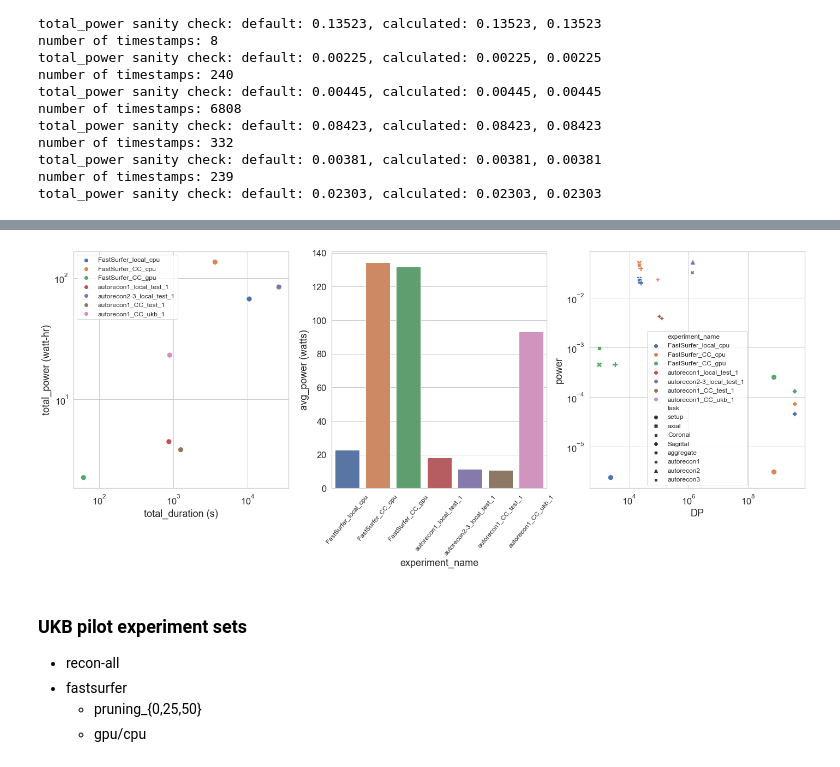
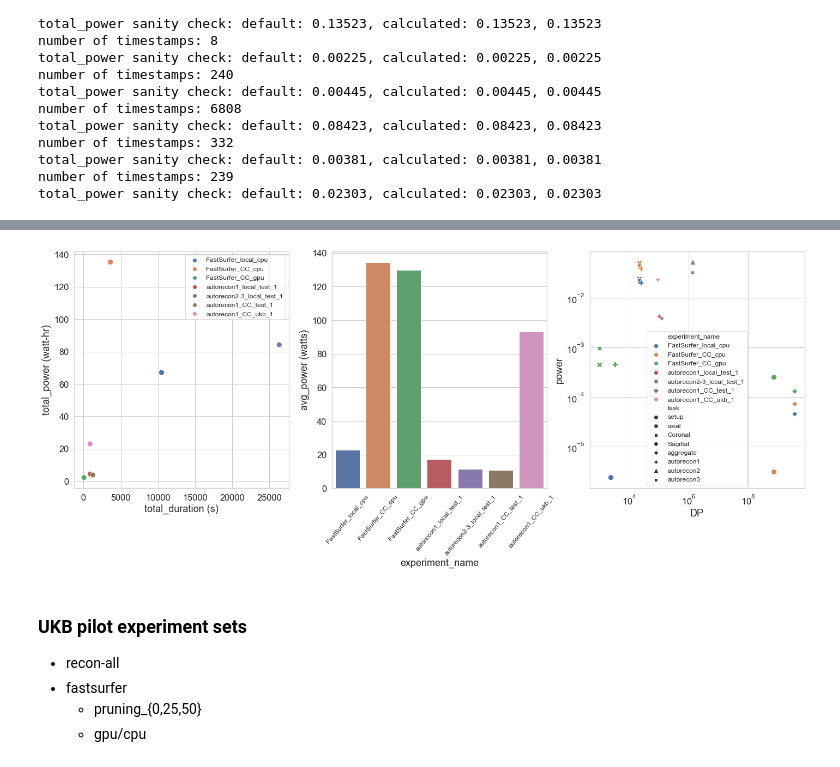
Before and after one commit to neurodatascience/watts_up_compute, a Jupyter notebook: notebooks/10_impact_tracker_dashboard.ipynb, the cells around one changed output, grey strips where cells are left out. Drawn from its saved outputs; the diff is of its cells as text; code cells hidden in the pictures.

```diff
--- a/notebooks/10_impact_tracker_dashboard.ipynb
+++ b/notebooks/10_impact_tracker_dashboard.ipynb
@@ -83,28 +107,28 @@ total_power sanity check: default: 0.02303, calculated: 0.02303, 0.02303
 # %%
 plot_df = tracker_summary_df_concat.copy()
-plot_df['total_duration (s)'] = plot_df['total_duration'] * 3600
+plot_df['total_duration (s)'] = plot_df['total_duration_impact_tracker'] * 3600
 plot_df['total_power (watt-hr)'] = plot_df['total_power'] * 1000
-plot_df['avg_power (watts)'] = 1000 * plot_df['total_power'] / plot_df['total_duration']
+plot_df['avg_power (watts)'] = 1000 * plot_df['total_power'] / plot_df['total_duration_impact_tracker']
 
 sns.set(font_scale = 1.5)
 with sns.axes_style("whitegrid"):
     fig, axes = plt.subplots(1,3, figsize=(24,8),sharex=False,sharey=False)
     ax = axes[0]
     g = sns.scatterplot(y='total_power (watt-hr)', x='total_duration (s)', hue='experiment_name', s=100, data=plot_df, ax=ax)
-    g.set(xscale='log',yscale='log')
+    # g.set(xscale='log',yscale='log')
     g.legend(fontsize=12)
 
     ax = axes[1]
     g = sns.barplot(y='avg_power (watts)', x='experiment_name', data=plot_df, ax=ax)
     g.set_xticklabels(g.get_xticklabels(),rotation=50,fontsize=12)
 
     ax = axes[2]
     plot_df = flops_df_concat.copy()
     g = sns.scatterplot(y='power', x='DP', hue='experiment_name', style='task', s=100, data=plot_df, ax=ax)
     g.set(xscale='log',yscale='log')
     g.legend(fontsize=12)
 # %% [output]
-[figure, old version]
+[figure, new version]
 # %% [markdown]
 ### UKB pilot experiment sets
 - recon-all
```
Also changed, not shown: parts of 12 cells of this notebook, 5 other files.
